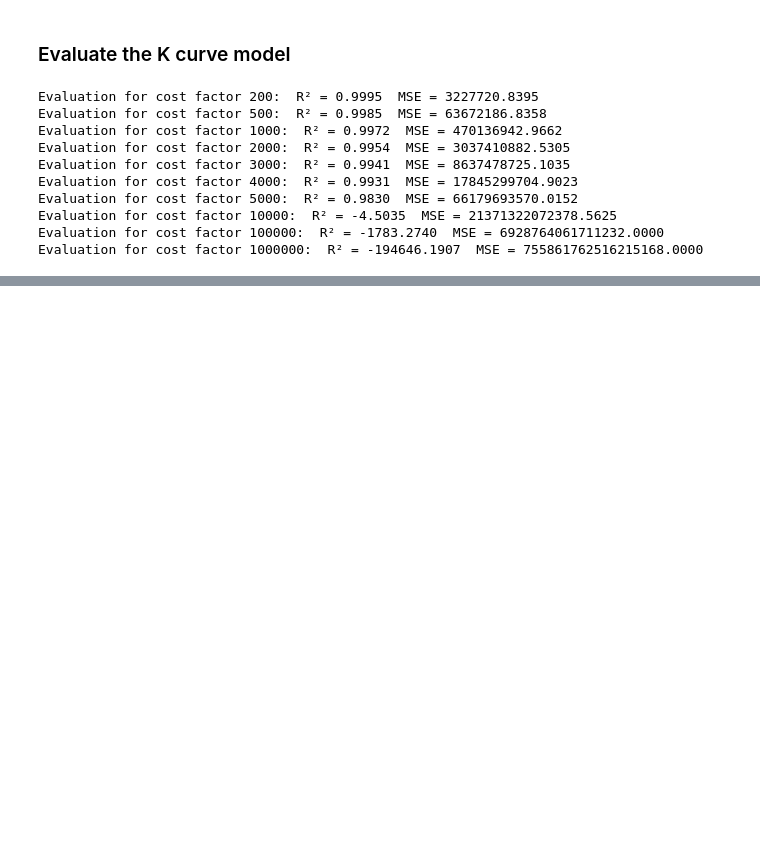
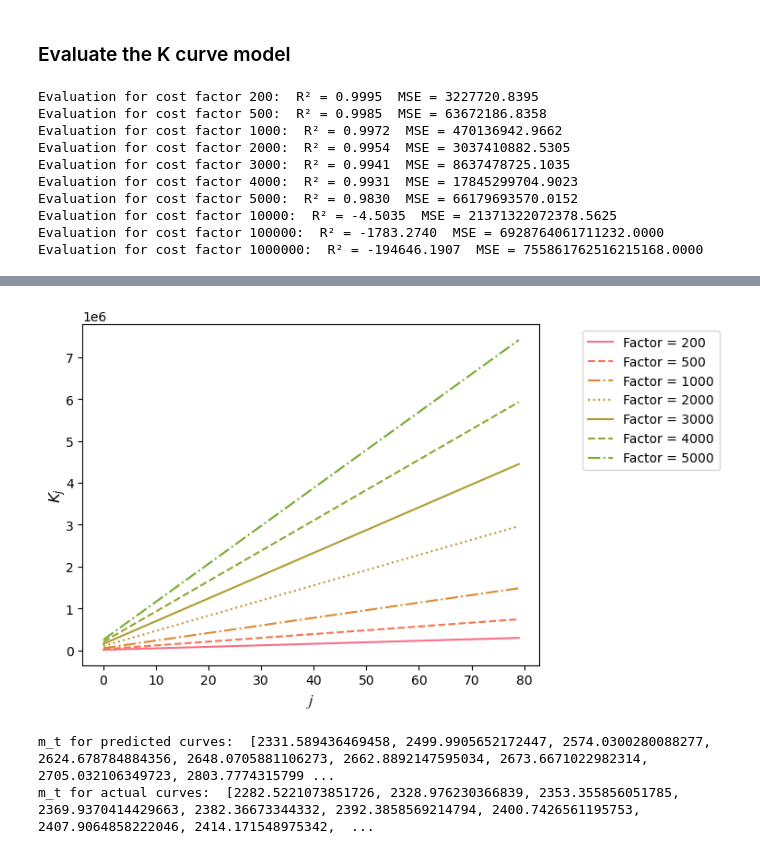
Before and after one commit to mahfuzahf/cherry-picking-reduction-functions, a Jupyter notebook: plots/higher_costs/N_16/find_linear_kcurve/finding_linear.ipynb, the cells around one changed output, grey strips where cells are left out. Drawn from its saved outputs; the diff is of its cells as text; code cells hidden in the pictures; blank space fills up the shorter version.

```diff
--- a/plots/higher_costs/N_16/find_linear_kcurve/finding_linear.ipynb
+++ b/plots/higher_costs/N_16/find_linear_kcurve/finding_linear.ipynb
@@ -8,3 +8,12 @@ from sklearn.linear_model import LinearRegression
 from scipy.optimize import curve_fit
 from sklearn.metrics import r2_score, mean_squared_error
 import matplotlib.pyplot as plt
+import seaborn as sns
+from math import sqrt, log, e, pi
+from statistics import NormalDist
+
+# constants
+N_16 = 2 ** 16
+NUM_COLORS = 20
+LINE_STYLES = ['solid', 'dashed', 'dashdot', 'dotted']
+NUM_STYLES = len(LINE_STYLES)
@@ -342,0 +390,22 @@ Evaluation for cost factor 1000000:  R² = -194646.1907  MSE = 75586176251621516
+# %%
+# plot the predicted K curve against the actual K curve
+
+# store the predicted K curves
+predicted = []
+actual = []
+for i in range(len(cost_factors)):
+    # get the actual K curve
+    actual_curve = actual_data[i][0]
+    actual.append(actual_curve)
+
+    # Predict line from model
+    m = slope_model.predict([[cost_factors[i]]])[0]
+    c = intercept_model.predict([[cost_factors[i]]])[0]
+    y_pred = m * xaxis + c
+    predicted.append(y_pred)
+
+
+# plot the predicted K curves
+plot_all_kj(predicted[:-3], cost_factors[:-3])
+# %% [output]
+[figure, added]
@@ -342,0 +439,17 @@ Evaluation for cost factor 1000000:  R² = -194646.1907  MSE = 75586176251621516
+# %%
+# calculate the m_t for the predicted curves
+m_t = []
+for i in range(len(predicted)):
+    m_t.append(calculate_m_t(N_16, 80, predicted[i]))
+
+# collate the m_t for the actual curves
+m_t_actual = []
+for i in range(len(actual)):
+    m_t_actual.append(data[i][3][-1])
+
+
+print("m_t for predicted curves: ", m_t)
+print("m_t for actual curves: ", m_t_actual)
+# %% [output]
+m_t for predicted curves:  [2331.589436469458, 2499.9905652172447, 2574.0300280088277, 2624.678784884356, 2648.0705881106273, 2662.8892147595034, 2673.6671022982314, 2705.032106349723, 2803.7774315799 ...
+m_t for actual curves:  [2282.5221073851726, 2328.976230366839, 2353.355856051785, 2369.9370414429663, 2382.36673344332, 2392.3858569214794, 2400.7426561195753, 2407.9064858222046, 2414.171548975342,  ...
```
Also changed, not shown: parts of 6 cells of this notebook, 6 other files.
